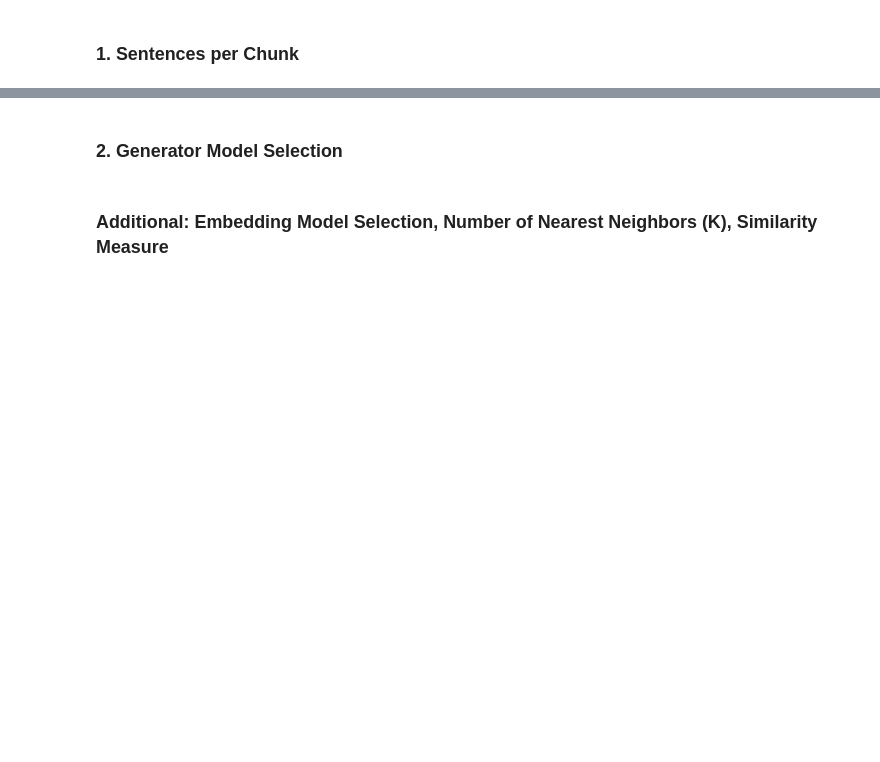
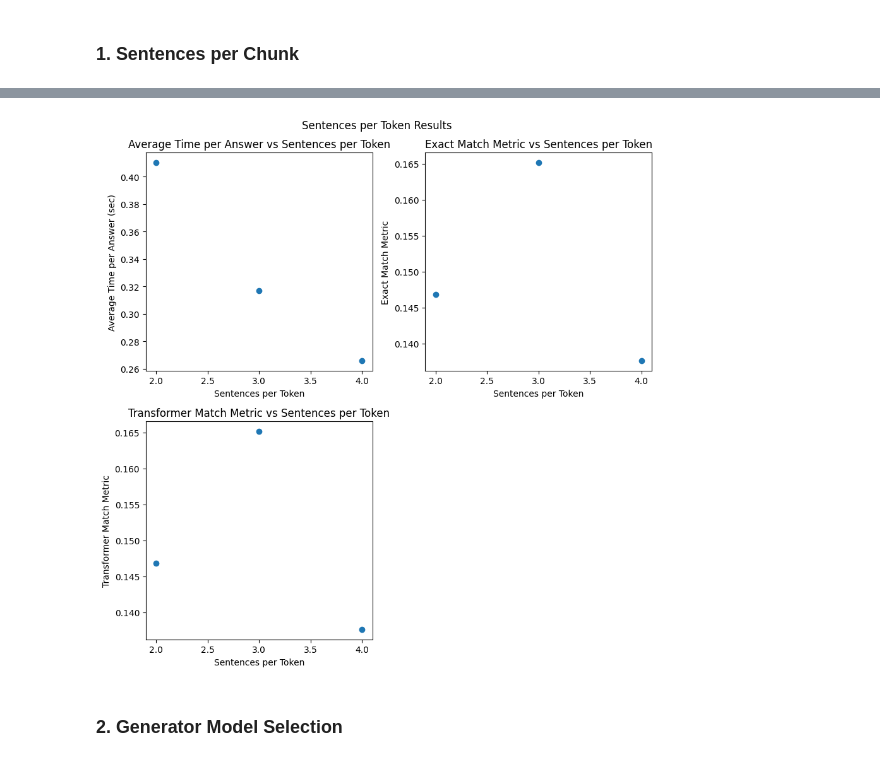
Before and after one commit to rskarp/riley-creating-ai-enabled-systems, a Jupyter notebook: retrieval_augmented_generation/analysis/design_considerations.ipynb, the cells around one changed output, grey strips where cells are left out. Cells and saved outputs as stored; diff of their text form; code cells hidden in the pictures; blank space fills up the shorter version.

```diff
--- a/retrieval_augmented_generation/analysis/design_considerations.ipynb
+++ b/retrieval_augmented_generation/analysis/design_considerations.ipynb
@@ -65,2 +82,22 @@ sys.path.insert(1,'../')
 # %% [markdown]
 ### 1. Sentences per Chunk
+# %%
+embedding_model_name="all-mpnet-base-v2"
+qa_model_name="google-bert/bert-large-cased-whole-word-masking-finetuned-squad"
+
+def create_pipeline(spc: int):
+    pipeline = Pipeline(
+            measure=Measure.euclidean,
+            embedding_model_name=embedding_model_name,
+            qa_model_name=qa_model_name,
+            sentences_per_chunk=spc,
+        )
+    return pipeline
+
+sentences_per_chunk = [1, 2, 3, 4, 5, 6]
+
+# Create pipeline objects that precompute embeddings using the sentences_per_chunk values
+with concurrent.futures.ThreadPoolExecutor() as executor:
+    futures = [executor.submit(create_pipeline, spc) for spc in sentences_per_chunk]
+    pipelines = [future.result() for future in concurrent.futures.as_completed(futures)]
+print(pipelines)
@@ -67,4 +154,34 @@ sys.path.insert(1,'../')
+# %%
+spcs = [int(s) for s in spc_stats.keys()]
+times = [np.mean(stat['times']) for stat in spc_stats.values()]
+tms = [np.mean(stat['tms']) for stat in spc_stats.values()]
+ems = [np.mean(stat['ems']) for stat in spc_stats.values()]
+
+fig = plt.figure(figsize=(9,9))
+spec = mpl.gridspec.GridSpec(ncols=2, nrows=2)
+
+ax = fig.add_subplot(spec[0, 0])
+ax.scatter(spcs, times)
+ax.set_title('Average Time per Answer vs Sentences per Token')
+ax.set_xlabel('Sentences per Token')
+ax.set_ylabel('Average Time per Answer (sec)')
+
+ax = fig.add_subplot(spec[0, 1])
+ax.scatter(spcs, ems)
+ax.set_title('Exact Match Metric vs Sentences per Token')
+ax.set_xlabel('Sentences per Token')
+ax.set_ylabel('Exact Match Metric')
+
+ax = fig.add_subplot(spec[1, 0])
+ax.scatter(spcs, ems)
+ax.set_title('Transformer Match Metric vs Sentences per Token')
+ax.set_xlabel('Sentences per Token')
+ax.set_ylabel('Transformer Match Metric')
+
+fig.suptitle("Sentences per Token Results")
+fig.tight_layout()
+plt.show()
+# %% [output]
+[figure, added]
 # %% [markdown]
 ### 2. Generator Model Selection
-# %% [markdown]
-### Additional: Embedding Model Selection, Number of Nearest Neighbors (K), Similarity Measure
```
Also changed, not shown: parts of 7 cells of this notebook, 3 other files.
